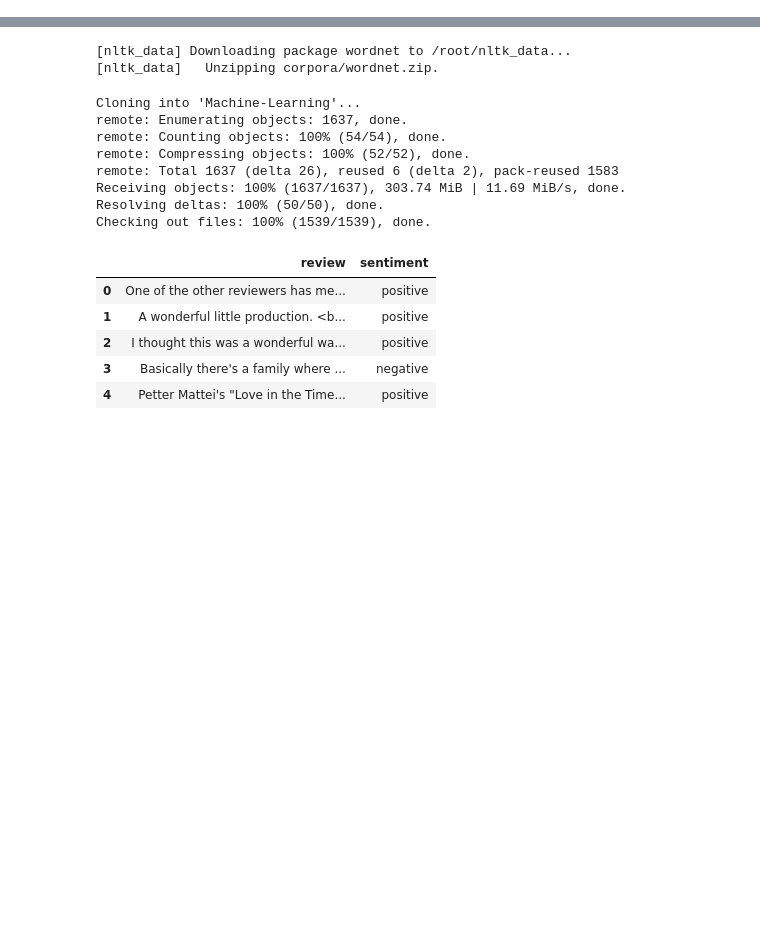
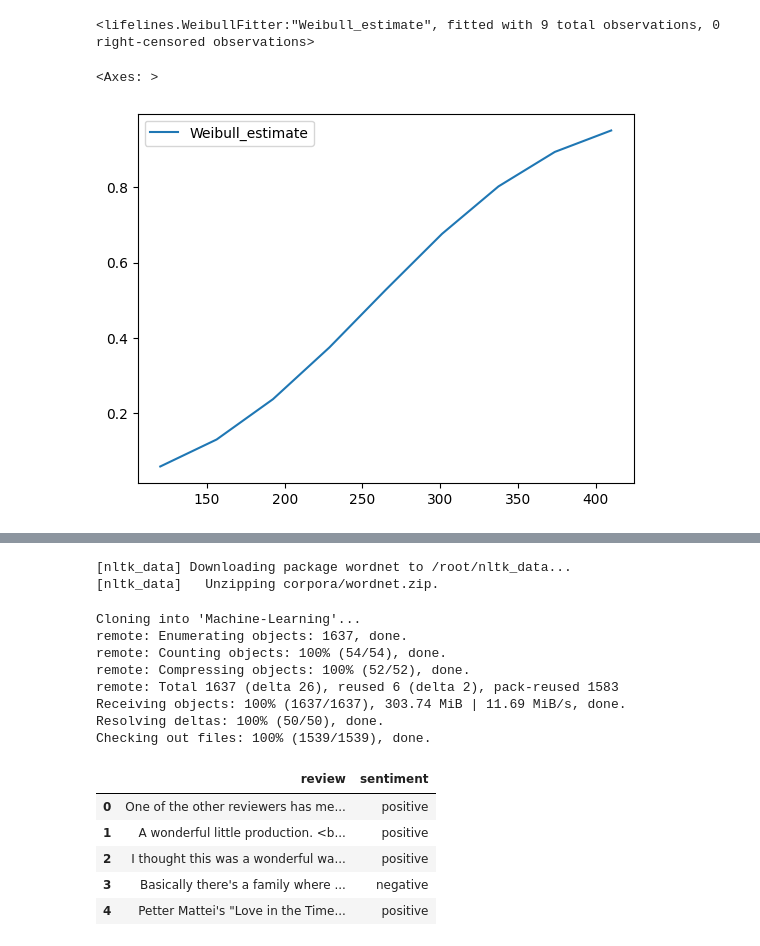
Before and after one commit to illliyas/Machine-Learning, a Jupyter notebook: weibull.ipynb, the cells around one changed output, grey strips where cells are left out. Drawn from its saved outputs; the diff is of its cells as text; code cells hidden in the pictures; blank space fills up the shorter version.

```diff
--- a/weibull.ipynb
+++ b/weibull.ipynb
@@ -2,0 +21,11 @@
+# %%
+from lifelines import WeibullFitter
+wb = WeibullFitter()
+wb.fit(durations=[120,170,190,220,230,300,340,350,410],event_observed=[1,1,1,1,1,1,1,1,1])
+# %% [output]
+<lifelines.WeibullFitter:"Weibull_estimate", fitted with 9 total observations, 0 right-censored observations>
+# %%
+wb.cumulative_density_.plot()
+# %% [output]
+<Axes: >
+[figure, added]
```
Also changed, not shown: parts of 3 cells of this notebook.
